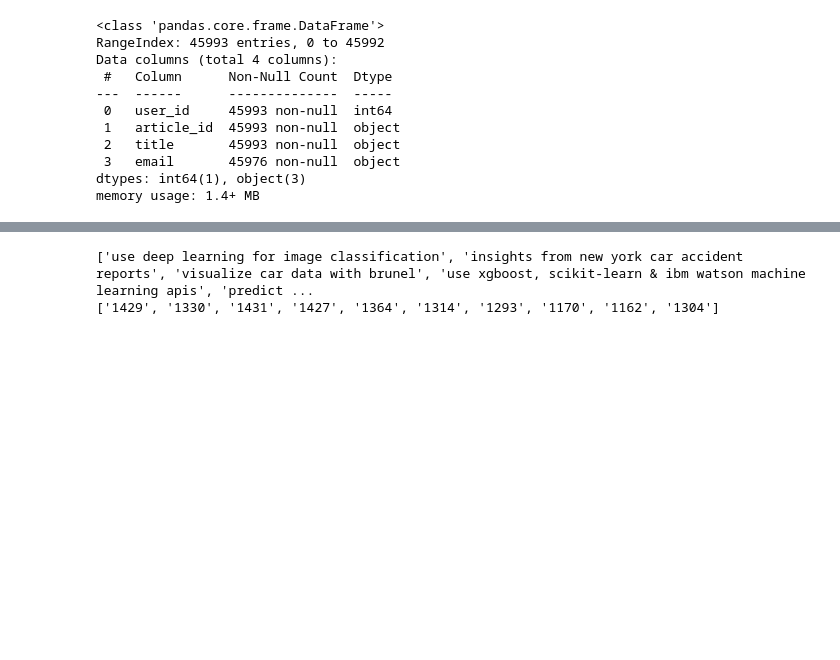
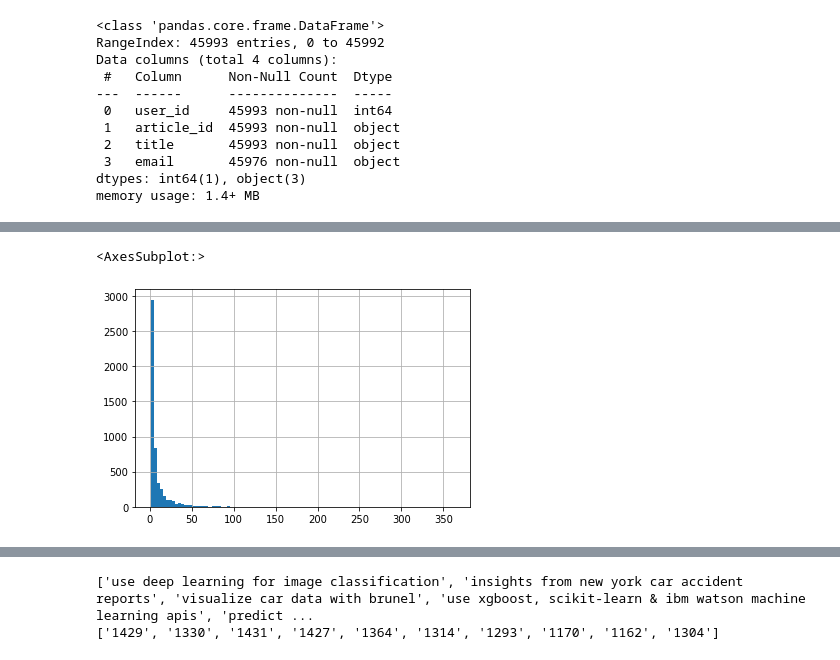
Before and after one commit to netxph/ibm-recommend, a Jupyter notebook: notebooks/02 - Data and Recommendation Analysis.ipynb, the cells around one changed output, grey strips where cells are left out. Saved outputs shown, nothing was run; the diff lists cells and outputs as text; code cells hidden in the pictures; blank space fills up the shorter version.

```diff
--- a/notebooks/03 - Recommendation Pipeline.ipynb
+++ b/notebooks/02 - Data and Recommendation Analysis.ipynb
@@ -90,0 +104,7 @@ memory usage: 1.4+ MB
+# %%
+# non-unique interactions
+
+interactions.groupby("email").user_id.count().hist(bins=100)
+# %% [output]
+<AxesSubplot:>
+[figure, added]
```
Also changed, not shown: parts of 46 cells of this notebook, 2 other files.
